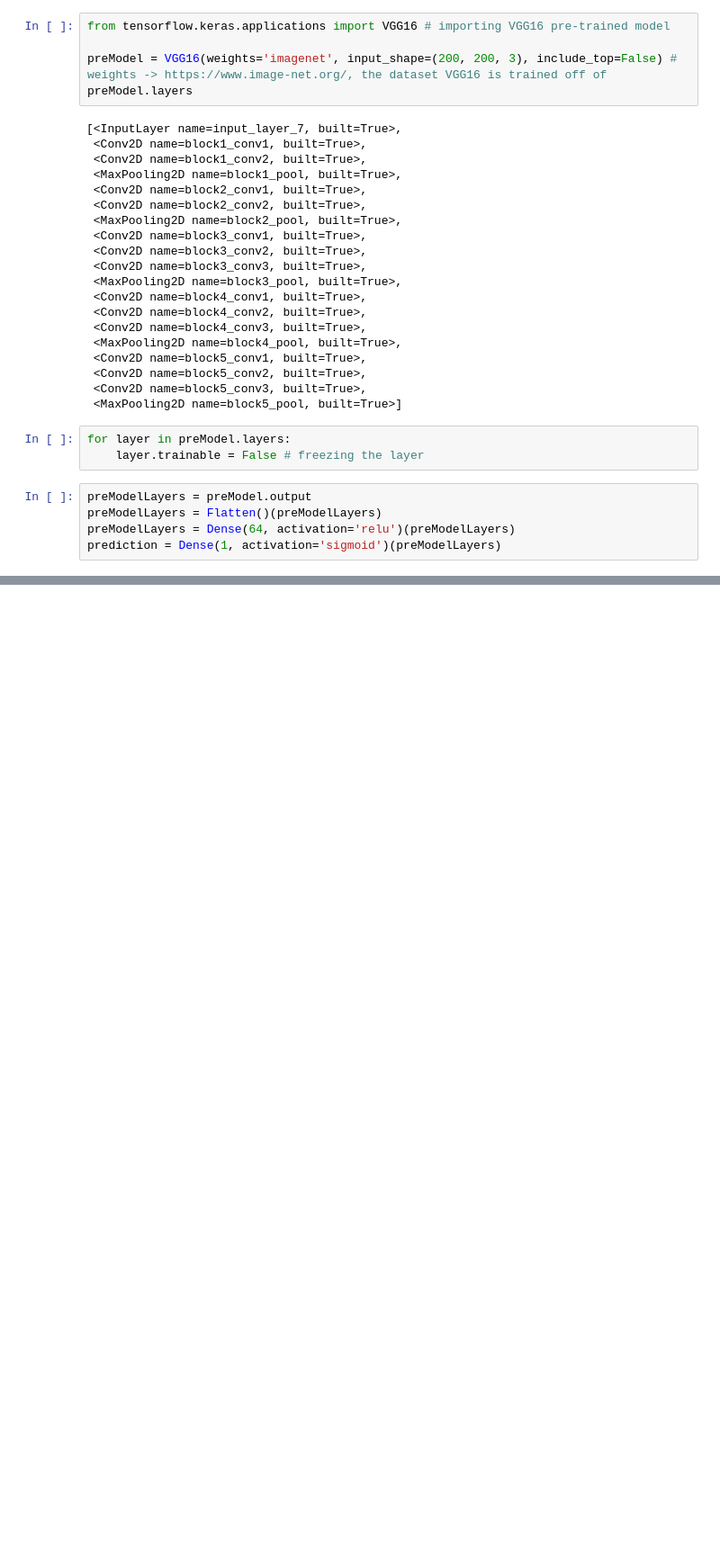
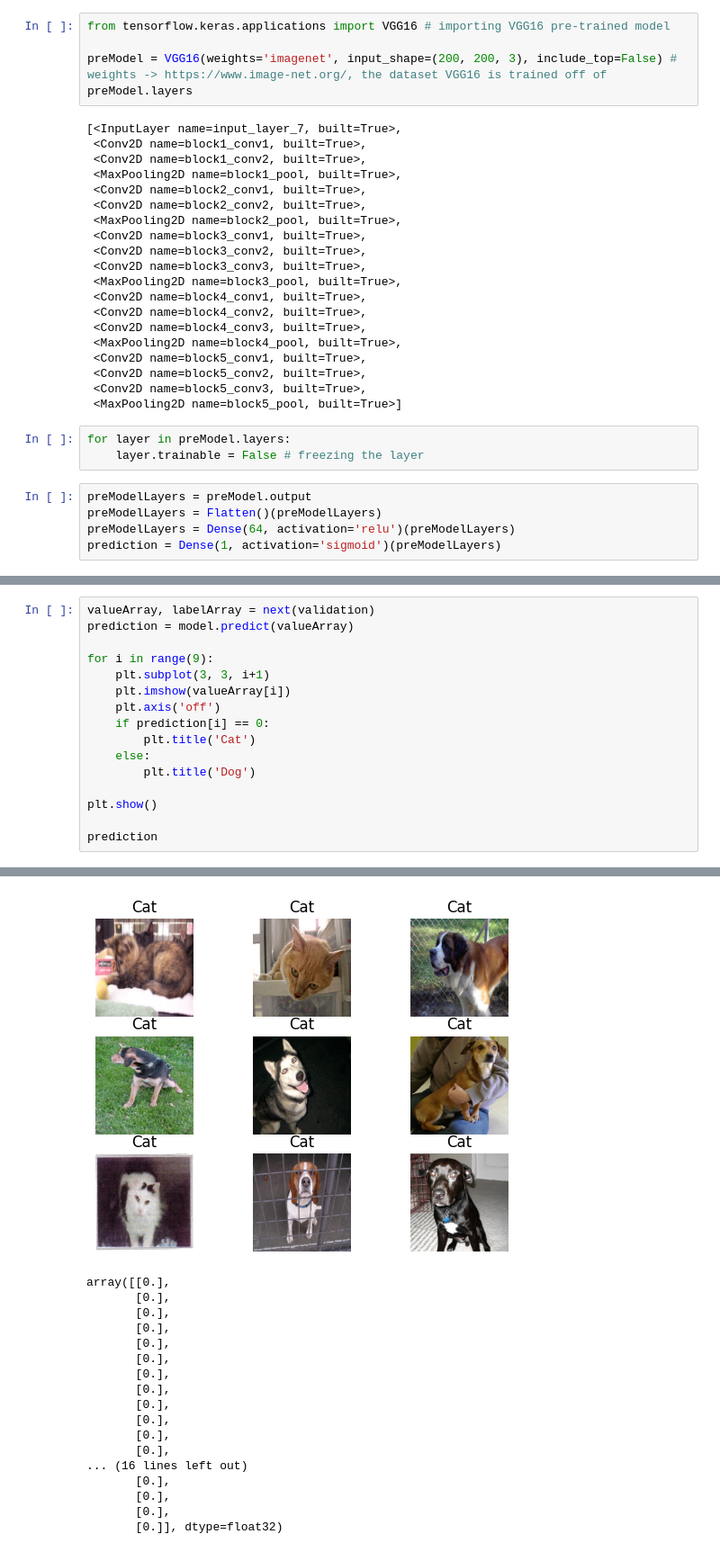
Before and after one commit to Bobblotto/Deep-Learning, a Jupyter notebook: preCNN.ipynb, the cells around one changed output, grey strips where cells are left out. Shown at 90% size. Drawn from its saved outputs; the diff is of its cells as text; blank space fills up the shorter version.

```diff
--- a/preCNN.ipynb
+++ b/preCNN.ipynb
@@ -130,0 +169,17 @@ Epoch 3/10
+# %%
+valueArray, labelArray = next(validation)
+prediction = model.predict(valueArray)
+
+for i in range(9):
+    plt.subplot(3, 3, i+1)
+    plt.imshow(valueArray[i])
+    plt.axis('off')
+    if prediction[i] == 0:
+        plt.title('Cat')
+    else:
+        plt.title('Dog')
+
+plt.show()
+
+prediction
+# %% [output]
@@ -130,0 +187,18 @@ Epoch 3/10
+[figure, added]
+array([[0.],
+       [0.],
+       [0.],
+       [0.],
+       [0.],
+       [0.],
+       [0.],
+       [0.],
+       [0.],
+       [0.],
+       [0.],
+       [0.],
+... (16 lines left out)
+       [0.],
+       [0.],
+       [0.],
+       [0.]], dtype=float32)
```
Also changed, not shown: parts of 7 cells of this notebook.
